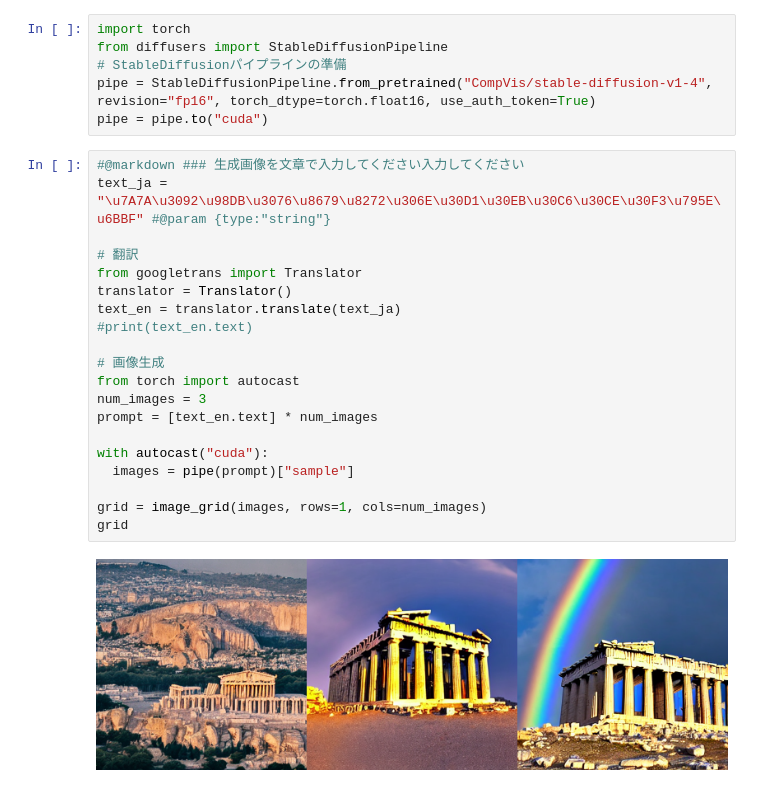
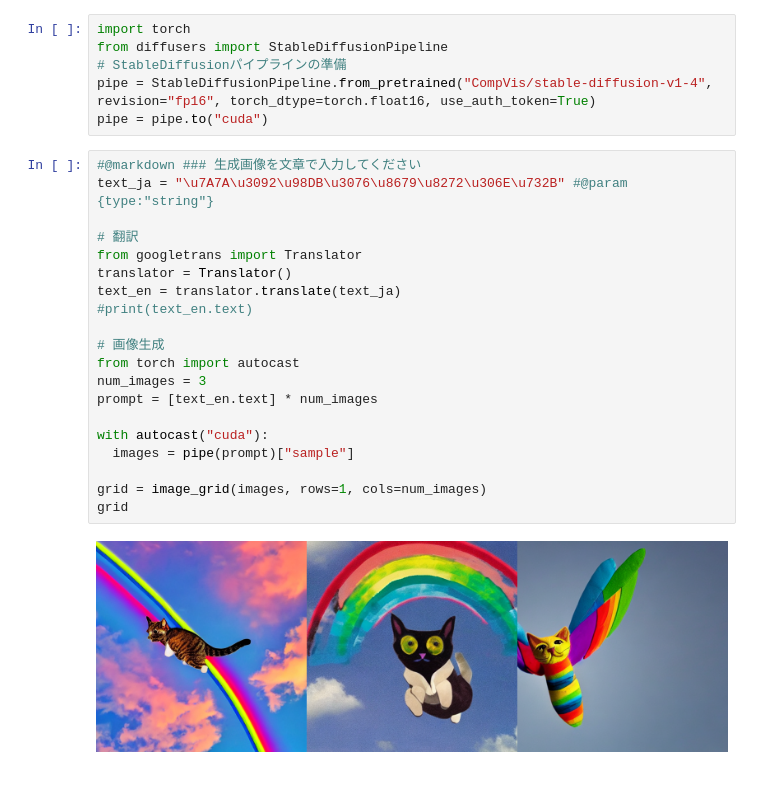
Before and after one commit to sanoakr/transstablediff, a Jupyter notebook: transStableDiff.ipynb, the cells around one changed output. Drawn from its saved outputs; the diff is of its cells as text.

```diff
--- a/transStableDiff.ipynb
+++ b/transStableDiff.ipynb
@@ -37,24 +37,24 @@ from diffusers import StableDiffusionPipeline
 pipe = StableDiffusionPipeline.from_pretrained("CompVis/stable-diffusion-v1-4", revision="fp16", torch_dtype=torch.float16, use_auth_token=True)
 pipe = pipe.to("cuda")
 # %%
-#@markdown ### 生成画像を文章で入力してください入力してください
-text_ja = "\u7A7A\u3092\u98DB\u3076\u8679\u8272\u306E\u30D1\u30EB\u30C6\u30CE\u30F3\u795E\u6BBF" #@param {type:"string"}
+#@markdown ### 生成画像を文章で入力してください
+text_ja = "\u7A7A\u3092\u98DB\u3076\u8679\u8272\u306E\u732B" #@param {type:"string"}
 
 # 翻訳
 from googletrans import Translator
 translator = Translator()
 text_en = translator.translate(text_ja)
 #print(text_en.text)
 
 # 画像生成
 from torch import autocast
 num_images = 3
 prompt = [text_en.text] * num_images
 
 with autocast("cuda"):
   images = pipe(prompt)["sample"]
 
 grid = image_grid(images, rows=1, cols=num_images)
 grid
 # %% [output]
-[figure, old version]
+[figure, new version]
```
